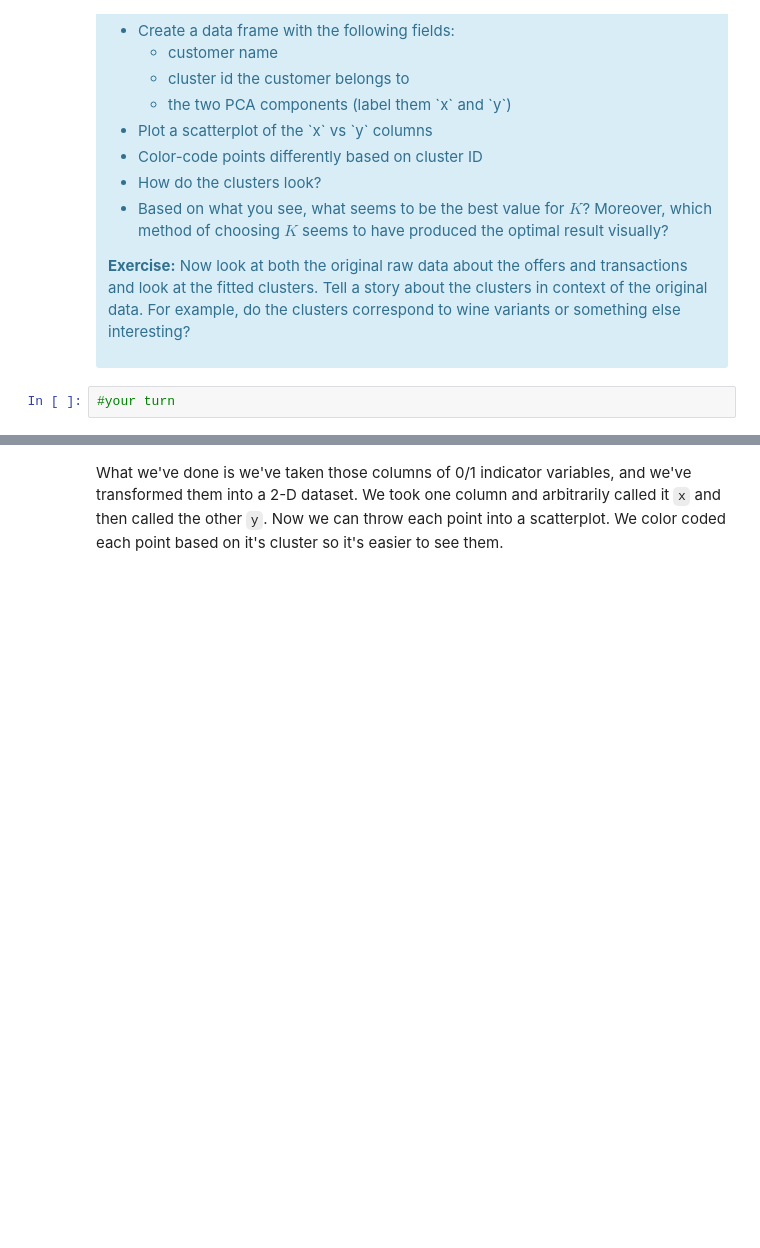
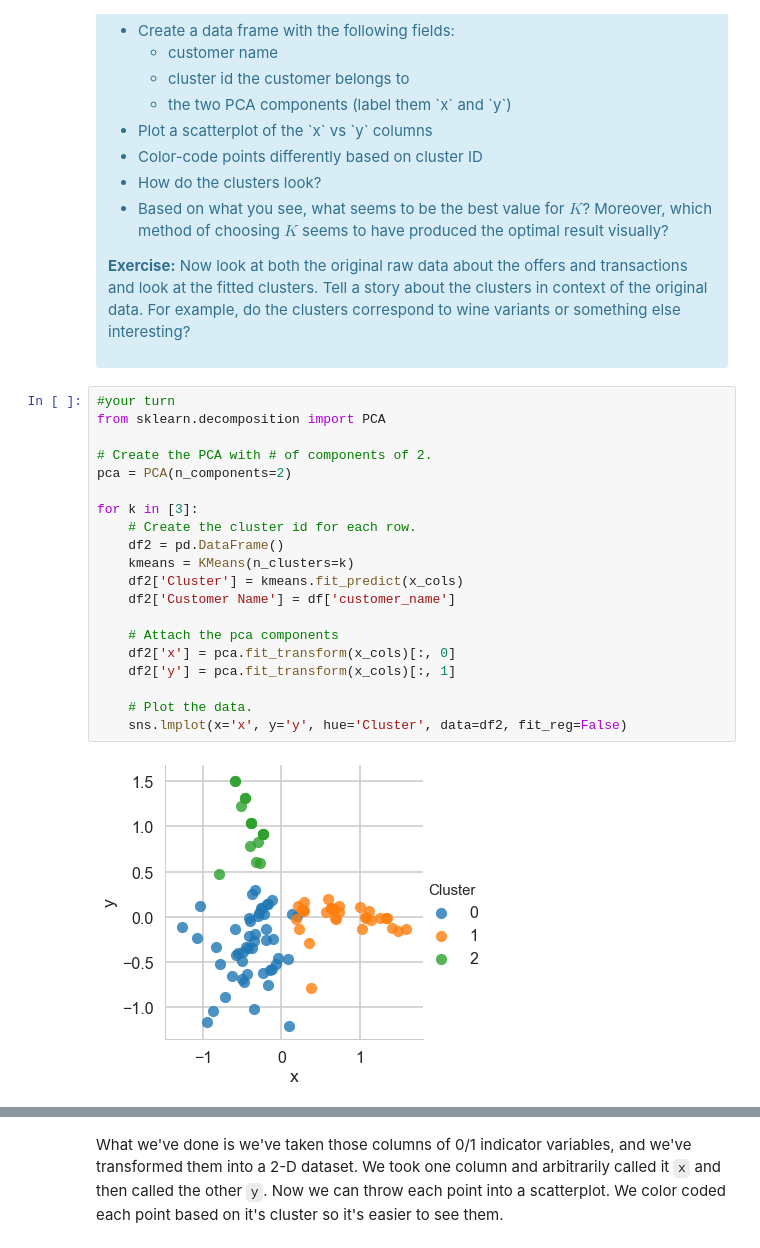
Before and after one commit to littlesiagoy/Springboard-Projects, a Jupyter notebook: Machine Learning Projects/11.5 #1 - Customer Segmentation Using Clustering/Mini_Project_Clustering.ipynb, the cells around one changed output, grey strips where cells are left out. Drawn from its saved outputs; the diff is of its cells as text; blank space fills up the shorter version.

```diff
--- a/Machine Learning Projects/11.5 #1 - Customer Segmentation Using Clustering/Mini_Project_Clustering.ipynb
+++ b/Machine Learning Projects/11.5 #1 - Customer Segmentation Using Clustering/Mini_Project_Clustering.ipynb
@@ -310,5 +309,25 @@ This is only one use of PCA for dimension reduction. We can also use PCA when we
 
 <p><b>Exercise:</b> Now look at both the original raw data about the offers and transactions and look at the fitted clusters. Tell a story about the clusters in context of the original data. For example, do the clusters correspond to wine variants or something else interesting?</p>
 </div>
-# %%
-#your turn
+# %%
+#your turn
+from sklearn.decomposition import PCA
+
+# Create the PCA with # of components of 2.
+pca = PCA(n_components=2)
+
+for k in [3]:
+    # Create the cluster id for each row.
+    df2 = pd.DataFrame()
+    kmeans = KMeans(n_clusters=k)
+    df2['Cluster'] = kmeans.fit_predict(x_cols)
+    df2['Customer Name'] = df['customer_name']
+
+    # Attach the pca components
+    df2['x'] = pca.fit_transform(x_cols)[:, 0]
+    df2['y'] = pca.fit_transform(x_cols)[:, 1]
+
+    # Plot the data.
+    sns.lmplot(x='x', y='y', hue='Cluster', data=df2, fit_reg=False)
+# %% [output]
+[figure, added]
```
Also changed, not shown: parts of 10 cells of this notebook, 1 other file.
